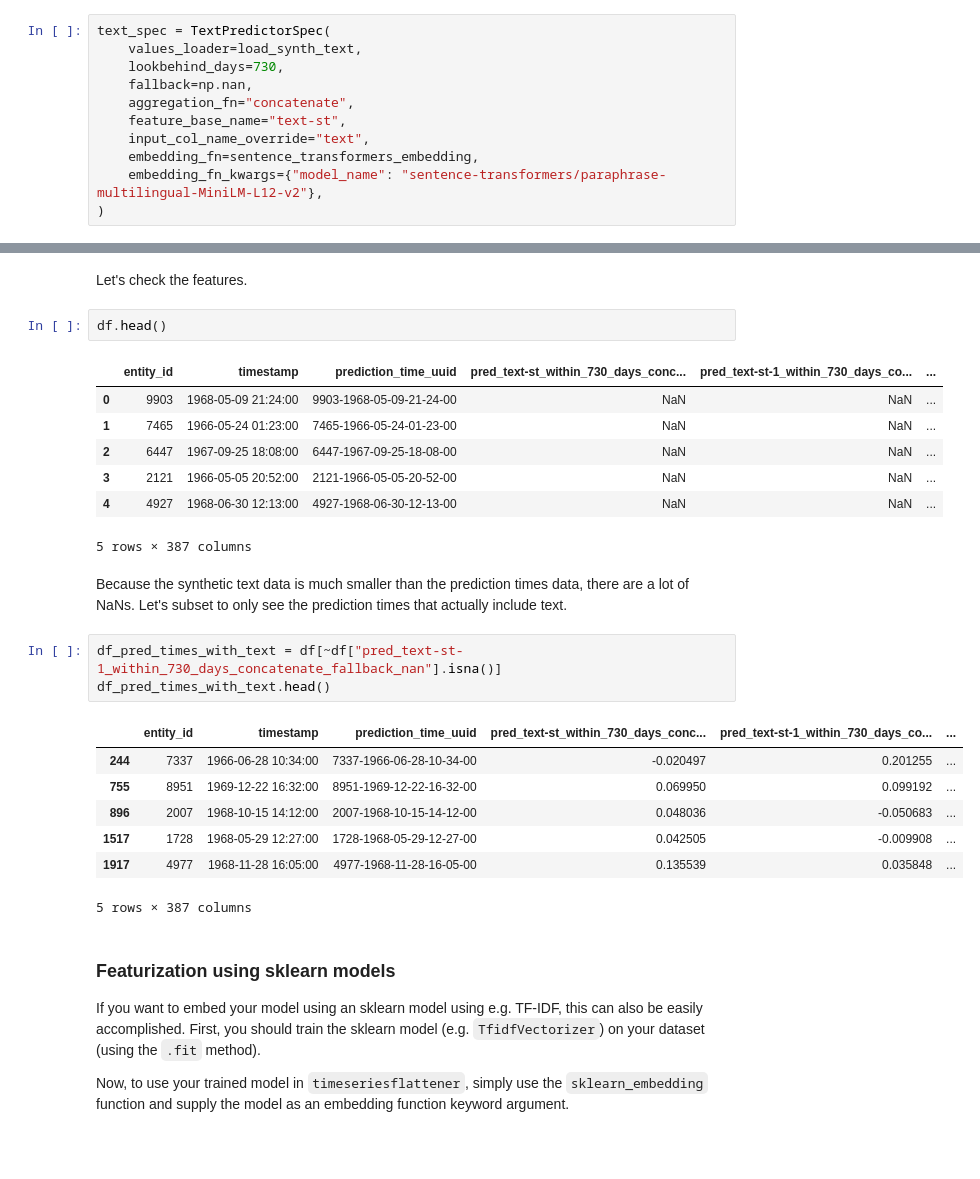
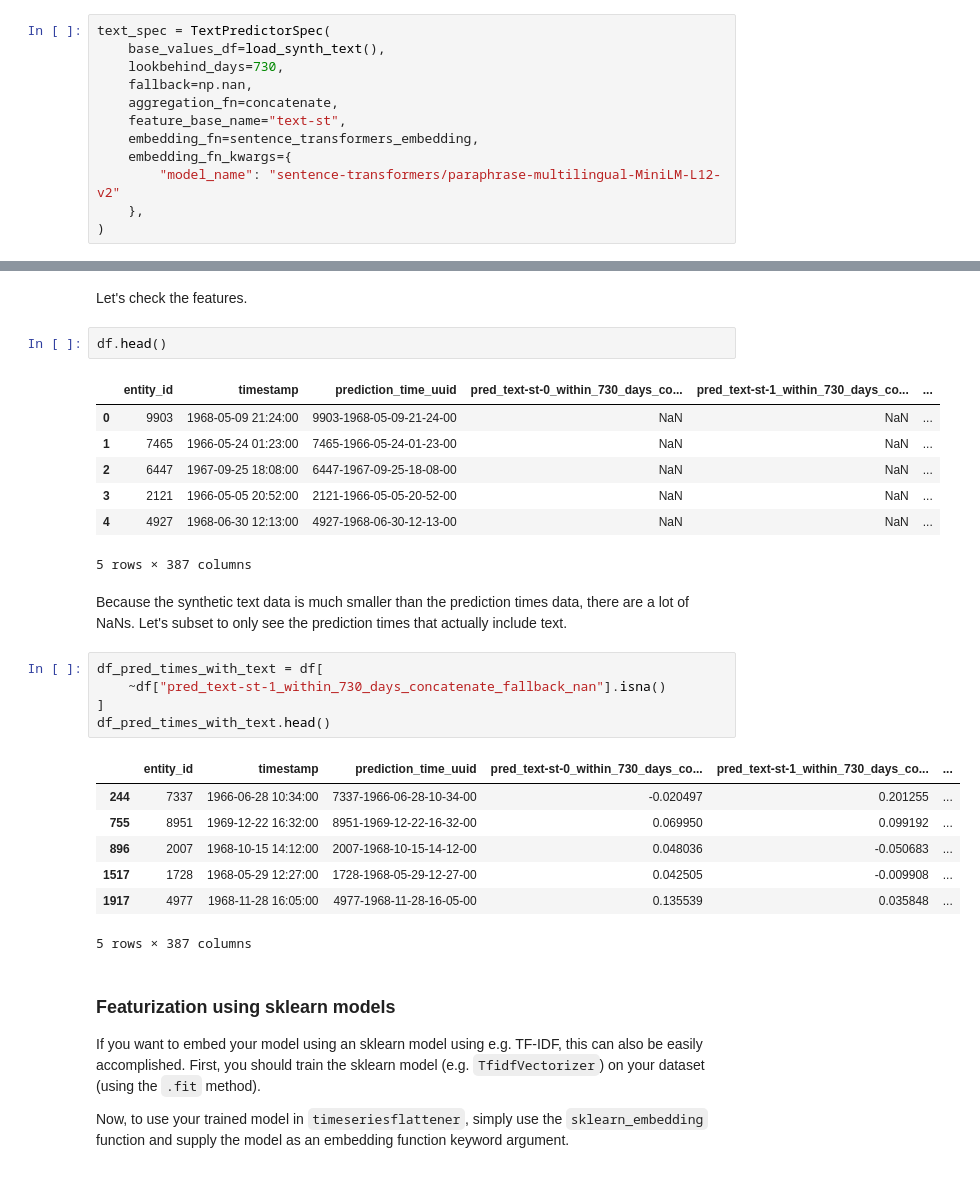
Before and after one commit to Aarhus-Psychiatry-Research/timeseriesflattener, a Jupyter notebook: docs/tutorials/03_text.ipynb, the cells around one changed output, grey strips where cells are left out. Cells and saved outputs as stored; diff of their text form.

```diff
--- a/docs/tutorials/03_text.ipynb
+++ b/docs/tutorials/03_text.ipynb
@@ -54,14 +56,15 @@ from timeseriesflattener import TextPredictorSpec
 import numpy as np
 # %%
 text_spec = TextPredictorSpec(
-    values_loader=load_synth_text,
+    base_values_df=load_synth_text(),
     lookbehind_days=730,
     fallback=np.nan,
-    aggregation_fn="concatenate",
+    aggregation_fn=concatenate,
     feature_base_name="text-st",
-    input_col_name_override="text",
     embedding_fn=sentence_transformers_embedding,
-    embedding_fn_kwargs={"model_name": "sentence-transformers/paraphrase-multilingual-MiniLM-L12-v2"},
+    embedding_fn_kwargs={
+        "model_name": "sentence-transformers/paraphrase-multilingual-MiniLM-L12-v2"
+    },
 )
 # %% [markdown]
 That's it. Let's make our features in the usual way.
@@ -91,7 +94,7 @@ Let's check the features.
 # %%
 df.head()
 # %% [output]
-|  | entity_id | timestamp | prediction_time_uuid | pred_text-st_within_730_days_conc... | pred_text-st-1_within_730_days_co... | ... |
+|  | entity_id | timestamp | prediction_time_uuid | pred_text-st-0_within_730_days_co... | pred_text-st-1_within_730_days_co... | ... |
 | 0 | 9903 | 1968-05-09 21:24:00 | 9903-1968-05-09-21-24-00 | NaN | NaN | ... |
 | 1 | 7465 | 1966-05-24 01:23:00 | 7465-1966-05-24-01-23-00 | NaN | NaN | ... |
 | 2 | 6447 | 1967-09-25 18:08:00 | 6447-1967-09-25-18-08-00 | NaN | NaN | ... |
@@ -101,10 +104,12 @@ df.head()
 # %% [markdown]
 Because the synthetic text data is much smaller than the prediction times data, there are a lot of NaNs. Let's subset to only see the prediction times that actually include text.
 # %%
-df_pred_times_with_text = df[~df["pred_text-st-1_within_730_days_concatenate_fallback_nan"].isna()]
+df_pred_times_with_text = df[
+    ~df["pred_text-st-1_within_730_days_concatenate_fallback_nan"].isna()
+]
 df_pred_times_with_text.head()
 # %% [output]
-|  | entity_id | timestamp | prediction_time_uuid | pred_text-st_within_730_days_conc... | pred_text-st-1_within_730_days_co... | ... |
+|  | entity_id | timestamp | prediction_time_uuid | pred_text-st-0_within_730_days_co... | pred_text-st-1_within_730_days_co... | ... |
 | 244 | 7337 | 1966-06-28 10:34:00 | 7337-1966-06-28-10-34-00 | -0.020497 | 0.201255 | ... |
 | 755 | 8951 | 1969-12-22 16:32:00 | 8951-1969-12-22-16-32-00 | 0.069950 | 0.099192 | ... |
 | 896 | 2007 | 1968-10-15 14:12:00 | 2007-1968-10-15-14-12-00 | 0.048036 | -0.050683 | ... |
```
Also changed, not shown: parts of 8 cells of this notebook, 4 other files.
